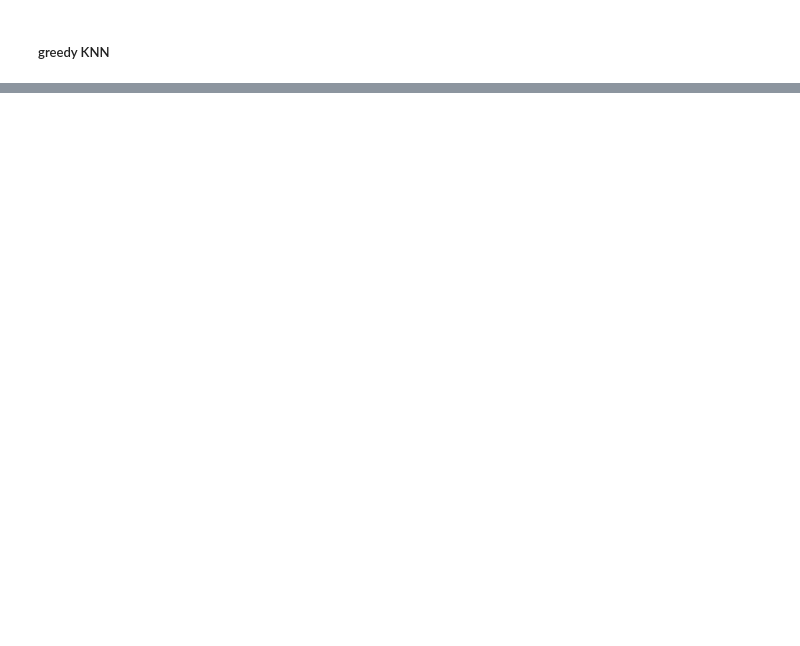
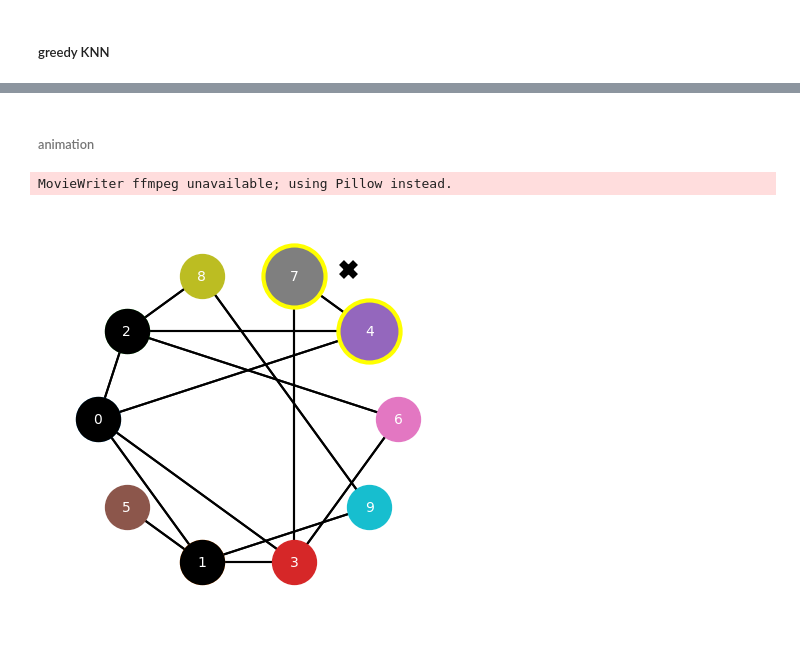
Before and after one commit to peluche/RAG-and-tatters, a Jupyter notebook: RAG-and-tatters.ipynb, the cells around one changed output, grey strips where cells are left out. Cells and saved outputs as stored; diff of their text form; code cells hidden in the pictures; blank space fills up the shorter version.

```diff
--- a/RAG-and-tatters.ipynb
+++ b/RAG-and-tatters.ipynb
@@ -587,34 +597,35 @@ def plot_greedy_k_nearest_neighbors(graph, node, target, k=2, compute_dist=compu
             **kw,
         }
 
-    plot_nsw(graph, **_kw())
+    yield plot_nsw(graph, **_kw())
     while q:
         _, node = heapq.heappop(q)
         display_seen.add(node.idx)
-        plot_nsw(graph, hl_nodes=[node.idx], **_kw())
+        yield plot_nsw(graph, hl_nodes=[node.idx], **_kw())
         for neighbor_idx in node.neighbors:
             if neighbor_idx in seen: continue
-            plot_nsw(graph, hl_nodes=[node.idx], hl_edges=[(node.idx, neighbor_idx)], **_kw())
+            yield plot_nsw(graph, hl_nodes=[node.idx], hl_edges=[(node.idx, neighbor_idx)], **_kw())
             neighbor = graph[neighbor_idx]
             dist = compute_dist(neighbor, target)
-            plot_nsw(graph, hl_nodes=[node.idx], hl_edges=[(node.idx, neighbor_idx)], doted_start=neighbor_idx, **_kw())
+            yield plot_nsw(graph, hl_nodes=[node.idx], hl_edges=[(node.idx, neighbor_idx)], doted_start=neighbor_idx, **_kw())
             if len(nearests) < k:
                 heapq.heappush(nearests, (-dist, neighbor))
-                plot_nsw(graph, hl_nodes=[node.idx], hl_edges=[(node.idx, neighbor_idx)], doted_start=neighbor_idx, hl_border_nodes=[neighbor_idx], **_kw())
-                plot_nsw(graph, hl_nodes=[node.idx], hl_edges=[(node.idx, neighbor_idx)], doted_start=neighbor_idx, **_kw())
+                yield plot_nsw(graph, hl_nodes=[node.idx], hl_edges=[(node.idx, neighbor_idx)], doted_start=neighbor_idx, hl_border_nodes=[neighbor_idx], **_kw())
+                yield plot_nsw(graph, hl_nodes=[node.idx], hl_edges=[(node.idx, neighbor_idx)], doted_start=neighbor_idx, **_kw())
             elif dist < -nearests[0][0]:
                 heapq.heapreplace(nearests, (-dist, neighbor))
-                plot_nsw(graph, hl_nodes=[node.idx], hl_edges=[(node.idx, neighbor_idx)], doted_start=neighbor_idx, hl_border_nodes=[neighbor_idx], **_kw())
-                plot_nsw(graph, hl_nodes=[node.idx], hl_edges=[(node.idx, neighbor_idx)], doted_start=neighbor_idx, **_kw())
+                yield plot_nsw(graph, hl_nodes=[node.idx], hl_edges=[(node.idx, neighbor_idx)], doted_start=neighbor_idx, hl_border_nodes=[neighbor_idx], **_kw())
+                yield plot_nsw(graph, hl_nodes=[node.idx], hl_edges=[(node.idx, neighbor_idx)], doted_start=neighbor_idx, **_kw())
             else:
                 continue
             seen.add(neighbor_idx)
             heapq.heappush(q, (dist, neighbor))
 
-    plot_nsw(graph, **_kw())
-    for _ in range(2):
-        plot_nsw(graph, hl_nodes=[n[1].idx for n in nearests], **_kw())
-        plot_nsw(graph, hl_nodes=[n[1].idx for n in nearests], hl_border_nodes=[n[1].idx for n in nearests], **_kw())
+    yield plot_nsw(graph, **_kw())
+    for _ in range(3):
+        yield plot_nsw(graph, hl_nodes=[n[1].idx for n in nearests], **_kw())
+        yield plot_nsw(graph, hl_nodes=[n[1].idx for n in nearests], hl_border_nodes=[n[1].idx for n in nearests], **_kw())
     return [n[1] for n in nearests]
 
-_ = plot_greedy_k_nearest_neighbors(graph, graph[0], (2, 3), compute_dist=euclidean_dist, kw={'xlim':(-4, 4), 'ylim':(-4, 4)})
+# gen = plot_greedy_k_nearest_neighbors(graph, graph[0], (2, 3), compute_dist=euclidean_dist, kw={'xlim':(-4, 4), 'ylim':(-4, 4)})
+# for _ in enumerate(gen): pass
@@ -634,0 +632,17 @@ _ = plot_greedy_k_nearest_neighbors(graph, graph[0], (2, 3), compute_dist=euclid
+# %% [markdown]
+###### animation
+# %%
+random.seed(42) # reproducibility
+fig, ax = plt.subplots(figsize=(4, 4))
+fig.tight_layout()
+fig.subplots_adjust(left=0, right=1, top=1, bottom=0)
+def init(): return ax,
+def update(data): return ax,
+frames = plot_greedy_k_nearest_neighbors(graph, graph[0], (2, 3), compute_dist=euclidean_dist, kw={'xlim':(-4, 4), 'ylim':(-4, 4), 'ax':ax})
+ani = FuncAnimation(fig, update, frames=frames, init_func=init, interval=1000, repeat=False)
+
+_ = display(HTML(ani.to_jshtml()))
+# _ = ani.save('knn.gif', fps=2)
+# %% [output]
+MovieWriter ffmpeg unavailable; using Pillow instead.
+[figure, added]
```
Also changed, not shown: parts of 6 cells of this notebook.
